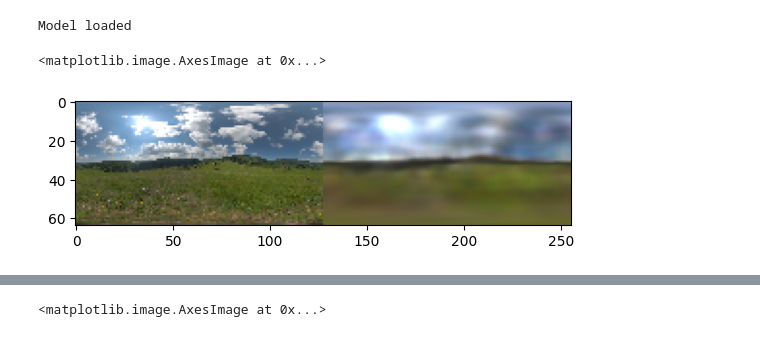
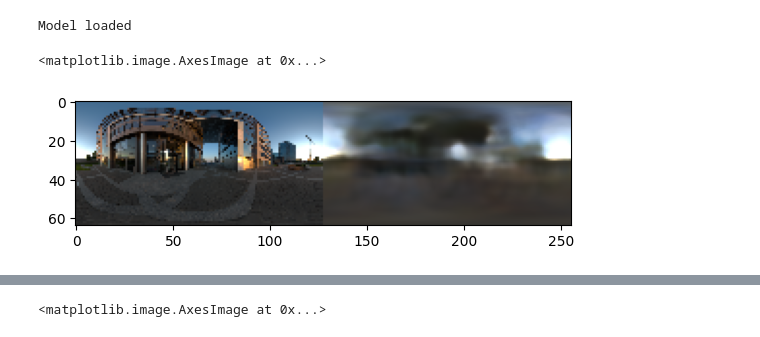
Before and after one commit to JADGardner/ns_reni, a Jupyter notebook: reni/notebooks/reni_tests.ipynb, the cells around one changed output, grey strips where cells are left out. Drawn from its saved outputs; the diff is of its cells as text; code cells hidden in the pictures.

```diff
--- a/reni/notebooks/reni_tests.ipynb
+++ b/reni/notebooks/reni_tests.ipynb
@@ -21,7 +21,7 @@ from nerfstudio.configs.method_configs import method_configs
 from nerfstudio.data.dataparsers.nerfosr_dataparser import NeRFOSR, NeRFOSRDataParserConfig
 from nerfstudio.pipelines.base_pipeline import VanillaDataManager
 from nerfstudio.field_components.field_heads import FieldHeadNames
-from nerfstudio.cameras.rays import RayBundle
+from nerfstudio.cameras.rays import RayBundle, RaySamples, Frustums
 from nerfstudio.utils.colormaps import apply_depth_colormap
 from nerfstudio.field_components.encodings import SHEncoding, NeRFEncoding
 import tinycudann as tcnn
@@ -53,7 +53,7 @@ world_size = 1
 local_rank = 0
 device = 'cuda:0'
 
-reni_ckpt_path = '/workspace/outputs/unnamed/reni/2023-07-25_103550/' # model without vis
+reni_ckpt_path = '/workspace/outputs/unnamed/reni/2023-07-27_143336/' # model without vis
 step = 50000
 
 ckpt = torch.load(reni_ckpt_path + '/nerfstudio_models' + f'/step-{step:09d}.ckpt', map_location=device)
@@ -101,26 +99,34 @@ i = -1
 # %%
-ray_bundle, batch = datamanager.fixed_indices_eval_dataloader.get_data_from_image_idx(7)
+ray_bundle, batch = datamanager.fixed_indices_eval_dataloader.get_data_from_image_idx(15)
 H, W = ray_bundle.shape
 ray_bundle = ray_bundle.reshape(-1)
 
-rotation = rotation_matrix(np.array([0, 1, 0]), np.deg2rad(0))
+# we need ray_samples for the field
+ray_samples = RaySamples(frustums=Frustums(origins=ray_bundle.origins,
+                                            directions=ray_bundle.directions,
+                                            starts=torch.zeros_like(ray_bundle.origins[:, 0]),
+                                            ends=torch.ones_like(ray_bundle.origins[:, 0]),
+                                            pixel_area=torch.ones_like(ray_bundle.origins[:, 0])),
+                          camera_indices=ray_bundle.camera_indices)
+
+rotation = rotation_matrix(np.array([0, 0, 1]), np.deg2rad(0))
 rotation = rotation.to(device)
 
 # field_outputs = model.field.forward(ray_bundle, rotation=rotation, latent_codes=torch.randn(1, 36, 3).to(device))
 # field_outputs = model.field.forward(ray_bundle, rotation=rotation, latent_codes=torch.zeros(1, 36, 3).to(device))
-field_outputs = model.field.forward(ray_bundle, rotation=rotation)
+field_outputs = model.field.forward(ray_samples, rotation=rotation)
 
 outputs = {
     "rgb": field_outputs[RENIFieldHeadNames.RGB],
     "mu": field_outputs[RENIFieldHeadNames.MU],
     "log_var": field_outputs[RENIFieldHeadNames.LOG_VAR],
 }
 
 outputs['rgb'] = outputs['rgb'].reshape(H, W, 3)
 
 metrics_dict, image_dict = model.get_image_metrics_and_images(outputs, batch)
 
 plt.imshow(image_dict['img'].cpu().detach().numpy())
 # %% [output]
 <matplotlib.image.AxesImage at 0x...>
-[figure, old version]
+[figure, new version]
```
Also changed, not shown: parts of 17 cells of this notebook, 13 other files.
